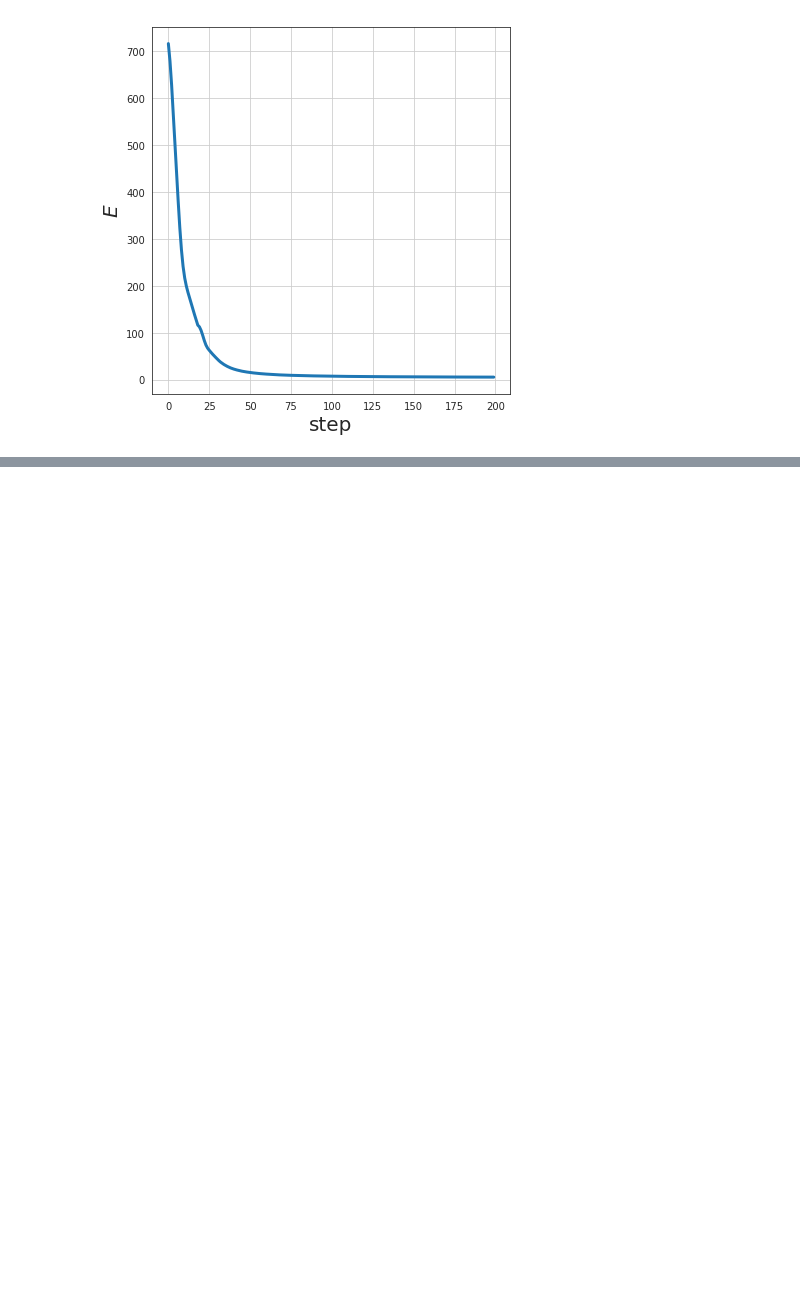
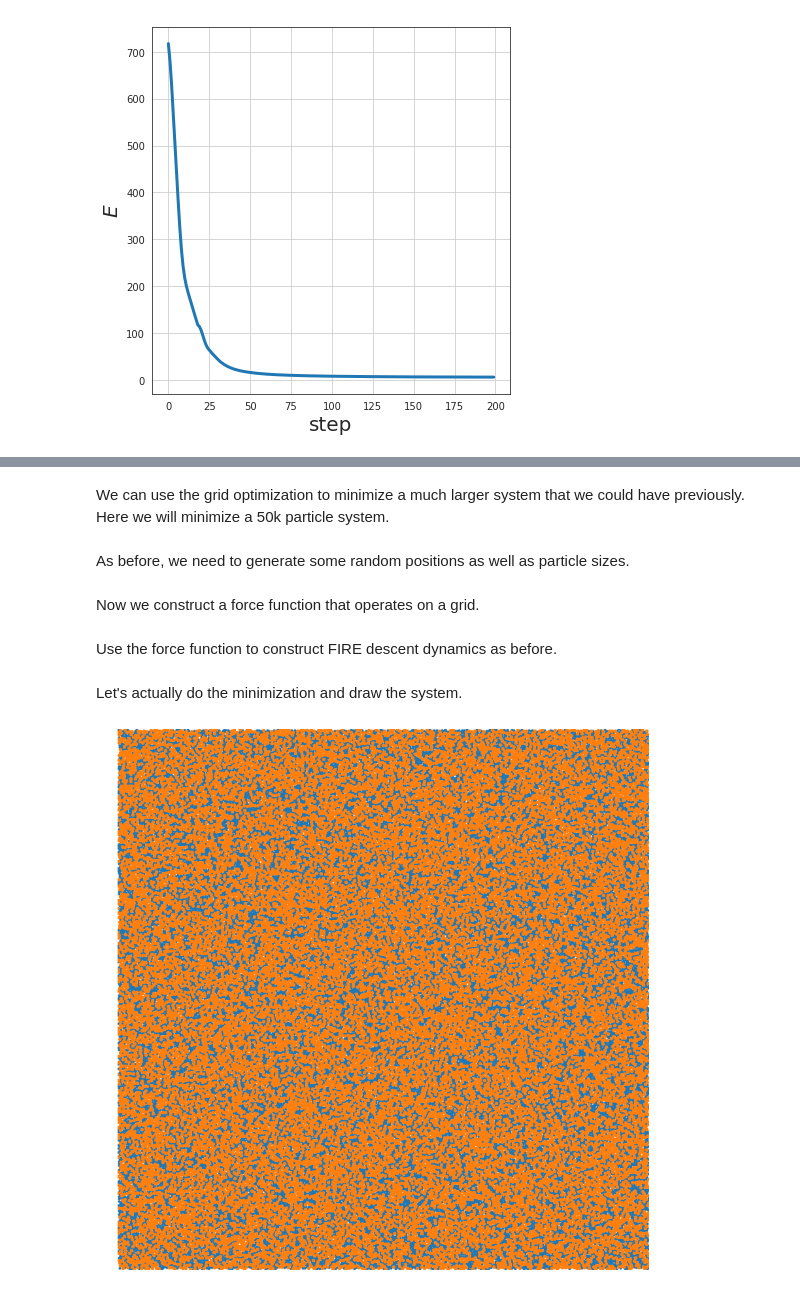
Before and after one commit to jax-md/jax-md, a Jupyter notebook: notebooks/minimization.ipynb, the cells around one changed output, grey strips where cells are left out. Drawn from its saved outputs; the diff is of its cells as text; code cells hidden in the pictures; blank space fills up the shorter version.

```diff
--- a/notebooks/minimization.ipynb
+++ b/notebooks/minimization.ipynb
@@ -117,0 +158,2 @@ finalize_plot()
+# %% [markdown]
+We can use the grid optimization to minimize a much larger system that we could have previously. Here we will minimize a 50k particle system.
@@ -117,0 +165,48 @@ finalize_plot()
+# %% [markdown]
+As before, we need to generate some random positions as well as particle sizes.
+# %%
+R = random.uniform(
+  key, (N, dimension), minval=0.0, maxval=box_size, dtype=np.float32)
+
+# The system ought to be a 50:50 mixture of two types of particles, one
+# large and one small.
+sigma = np.array([[1.0, 1.2], [1.2, 1.4]], dtype=np.float32)
+N_2 = int(N / 2)
+species = np.where(np.arange(N) < N_2, 0, 1)
+# %% [markdown]
+Now we construct a force function that operates on a grid.
+# %%
+energy_fn = smap.pairwise(
+    energy.soft_sphere, displacement, quantity.Dynamic, sigma=sigma)
+force_fn = quantity.force(energy_fn)
+cell_capacity = int(np.max(smap.count_cell_filling(R, box_size, 1.4)))
+force_fn = jit(
+    smap.grid(force_fn, box_size, 1.4, cell_capacity + 10, species=species))
+# %% [markdown]
+Use the force function to construct FIRE descent dynamics as before.
+# %%
+fire_init, fire_apply = minimize.fire_descent(force_fn, shift, quantity.Force)
+fire_apply = jit(fire_apply)
+fire_state = fire_init(R)
+# %% [markdown]
+Let's actually do the minimization and draw the system.
+# %%
+for i in range(1000):
+  fire_state = fire_apply(fire_state)
+
+R = fire_state.position
+# %%
+ms = 6.3
+R_plt = onp.array(fire_state.position)
+
+plt.plot(R_plt[:N_2, 0], R_plt[:N_2, 1], 'o', markersize=ms * 0.5)
+plt.plot(R_plt[N_2:, 0], R_plt[N_2:, 1], 'o', markersize=ms * 0.7)
+
+plt.xlim([0, np.max(R[:, 0])])
+plt.ylim([0, np.max(R[:, 1])])
+
+plt.axis('off')
+
+finalize_plot((2, 2))
+# %% [output]
+[figure, added]
```
Also changed, not shown: parts of 17 cells of this notebook.
